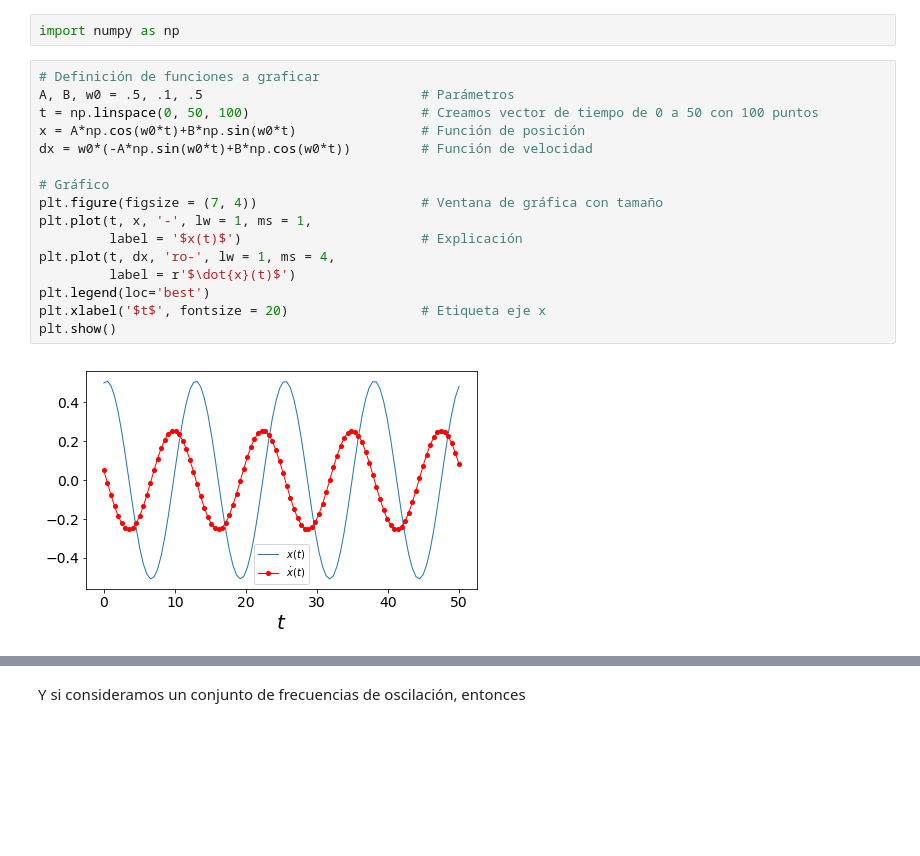
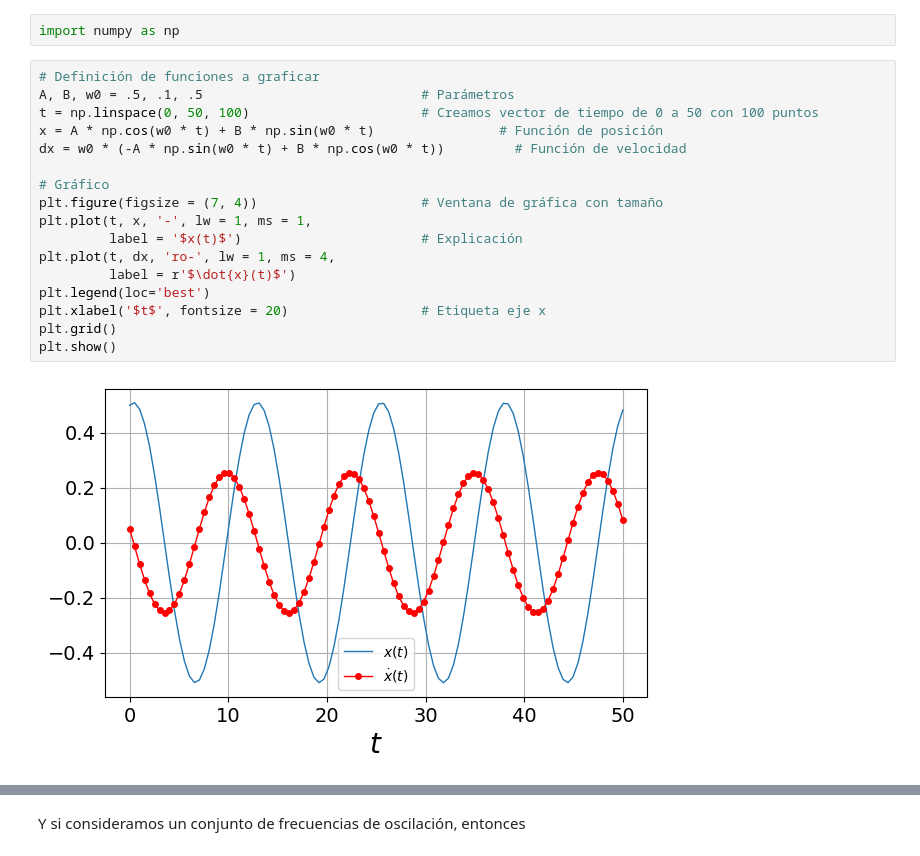
Before and after one commit to odjaramilloz/SimMat-2023-2, a Jupyter notebook: Modulo 3/Clase19_OsciladorArmonico.ipynb, the cells around one changed output, grey strips where cells are left out. Drawn from its saved outputs; the diff is of its cells as text; blank space fills up the shorter version.

```diff
--- a/Modulo 3/Clase19_OsciladorArmonico.ipynb
+++ b/Modulo 3/Clase19_OsciladorArmonico.ipynb
@@ -81,21 +81,22 @@ import numpy as np
 # %%
 # Definición de funciones a graficar
 A, B, w0 = .5, .1, .5                            # Parámetros
 t = np.linspace(0, 50, 100)                      # Creamos vector de tiempo de 0 a 50 con 100 puntos
-x = A*np.cos(w0*t)+B*np.sin(w0*t)                # Función de posición
-dx = w0*(-A*np.sin(w0*t)+B*np.cos(w0*t))         # Función de velocidad
+x = A * np.cos(w0 * t) + B * np.sin(w0 * t)                # Función de posición
+dx = w0 * (-A * np.sin(w0 * t) + B * np.cos(w0 * t))         # Función de velocidad
 
 # Gráfico
 plt.figure(figsize = (7, 4))                     # Ventana de gráfica con tamaño
 plt.plot(t, x, '-', lw = 1, ms = 1,
          label = '$x(t)$')                       # Explicación
 plt.plot(t, dx, 'ro-', lw = 1, ms = 4,
          label = r'$\dot{x}(t)$')
 plt.legend(loc='best')
 plt.xlabel('$t$', fontsize = 20)                 # Etiqueta eje x
+plt.grid()
 plt.show()
 # %% [output]
-[figure, old version]
+[figure, new version]
 # %%
 # Colores, etiquetas y otros formatos
 
```
Also changed, not shown: parts of 7 cells of this notebook, 1 other file.
